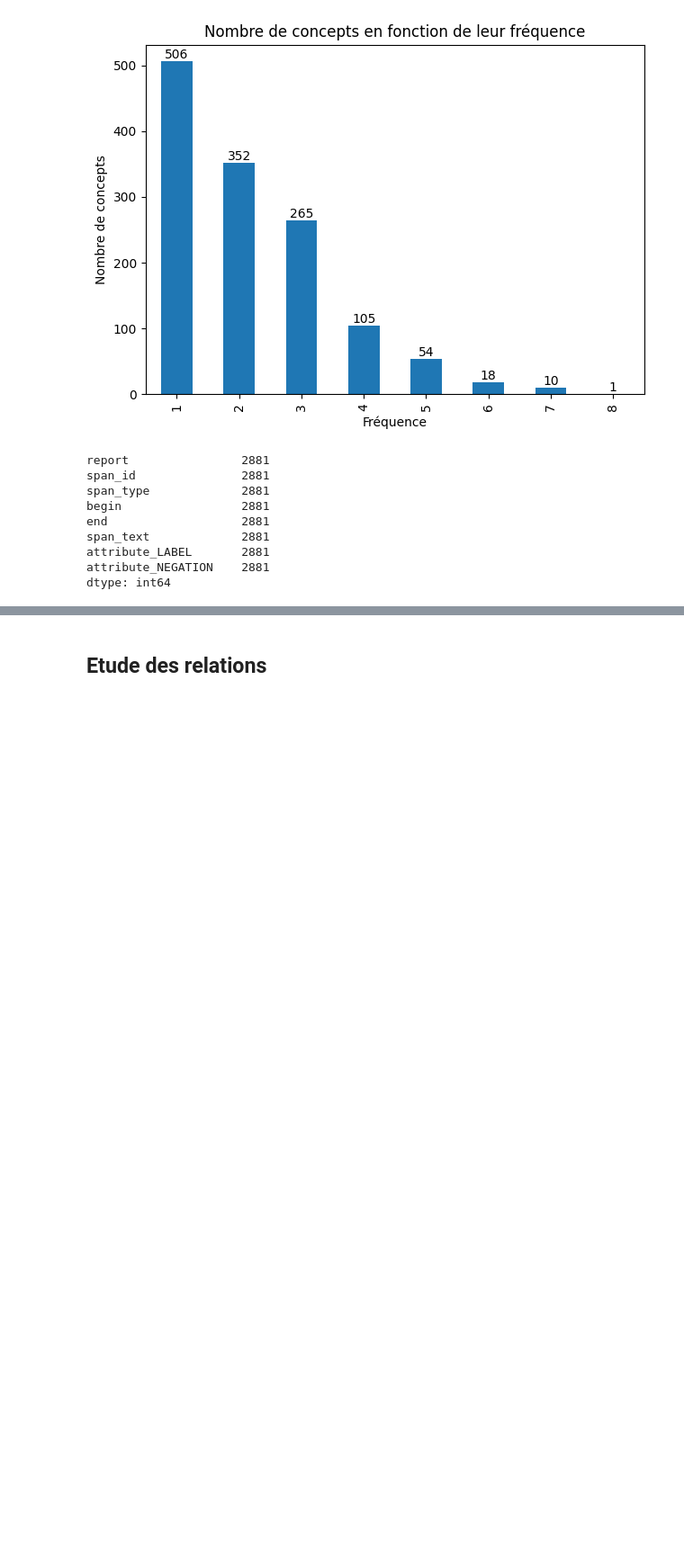
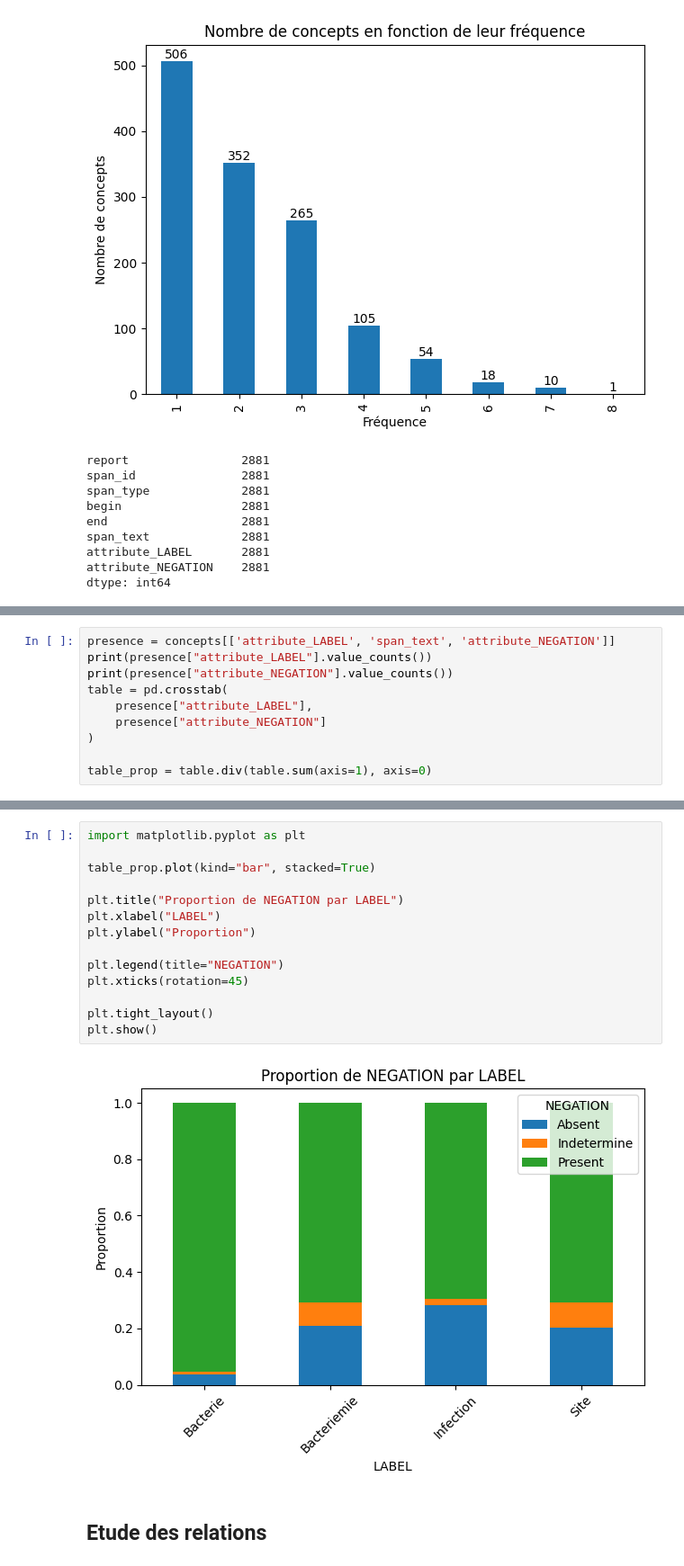
Before and after one commit to PJGouze/KG_RAG, a Jupyter notebook: KG_RAG/tests_and_req/statistiques_partages.ipynb, the cells around one changed output, grey strips where cells are left out. Shown at 90% size. Cells and saved outputs as stored; diff of their text form; blank space fills up the shorter version.

```diff
--- a/KG_RAG/tests_and_req/statistiques_partages.ipynb
+++ b/KG_RAG/tests_and_req/statistiques_partages.ipynb
@@ -50,0 +100,10 @@ dtype: int64
+# %%
+presence = concepts[['attribute_LABEL', 'span_text', 'attribute_NEGATION']]
+print(presence["attribute_LABEL"].value_counts())
+print(presence["attribute_NEGATION"].value_counts())
+table = pd.crosstab(
+    presence["attribute_LABEL"],
+    presence["attribute_NEGATION"]
+)
+
+table_prop = table.div(table.sum(axis=1), axis=0)
@@ -51,3 +122,19 @@ dtype: int64
+# %%
+import matplotlib.pyplot as plt
+
+table_prop.plot(kind="bar", stacked=True)
+
+plt.title("Proportion de NEGATION par LABEL")
+plt.xlabel("LABEL")
+plt.ylabel("Proportion")
+
+plt.legend(title="NEGATION")
+plt.xticks(rotation=45)
+
+plt.tight_layout()
+plt.show()
+# %% [output]
+[figure, added]
 # %% [markdown]
 ## Etude des relations
 # %%
```
Also changed, not shown: parts of 4 cells of this notebook.
